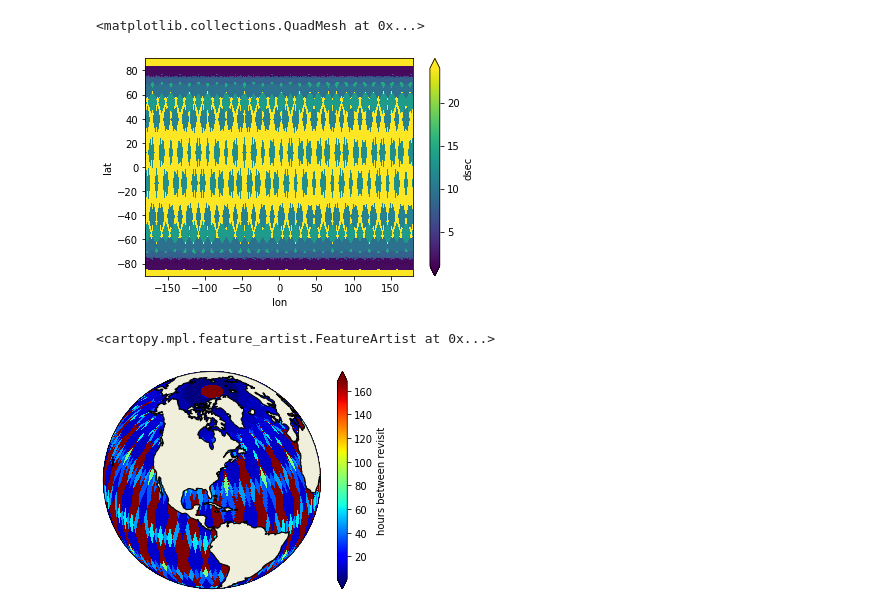
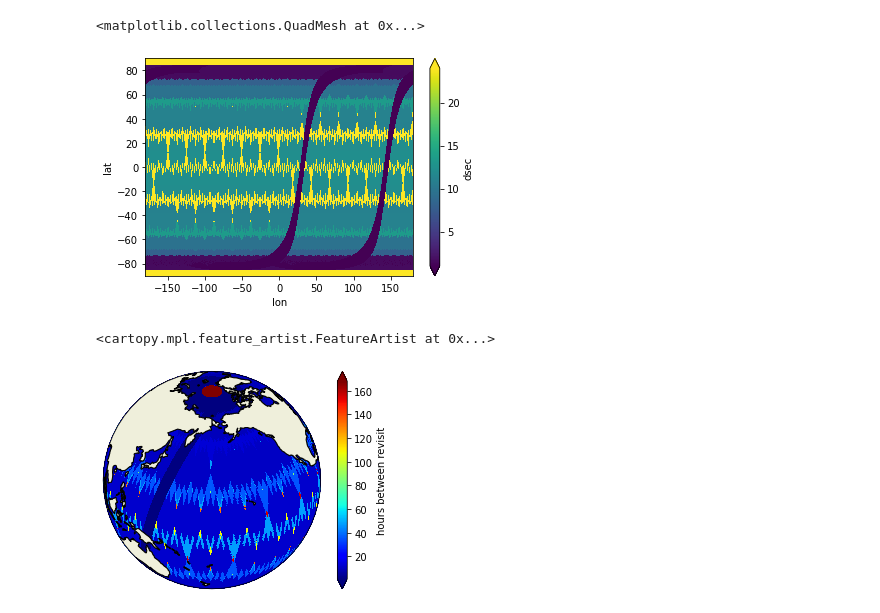
Before and after one commit to cgentemann/cloud_science, a Jupyter notebook: Cloud_testing/revisit_time.ipynb, the cells around one changed output. Drawn from its saved outputs; the diff is of its cells as text; code cells hidden in the pictures.

```diff
--- a/Cloud_testing/revisit_time.ipynb
+++ b/Cloud_testing/revisit_time.ipynb
@@ -105,19 +85,19 @@ for dw in range(32,38,6):
 # %%
-swidth = 535.0
+swidth = 640.0
 ds = xr.open_dataset('C:/Users/gentemann/Google Drive/f_drive/docs/proposals/nasa/EVM/JPL_EVM3/data/full_width'+str(swidth)+'.nc')
 (ds.dsec/60/60).plot(vmin=1,vmax=24)
 # %% [output]
 <matplotlib.collections.QuadMesh at 0x...>
-[figure, old version]
+[figure, new version]
 # %%
-ax = plt.axes(projection=ccrs.Orthographic(-80, 35))
+ax = plt.axes(projection=ccrs.Orthographic(180, 1))
 (ds.dsec/60/60).plot(ax=ax, transform=ccrs.PlateCarree(),cmap='jet',vmin=1,vmax=24*7,cbar_kwargs={'label': 'hours between revisit'})
 ax.coastlines()
 ax.add_feature(cartopy.feature.LAND, zorder=100, edgecolor='k')
 #ax.set_extent([-180, 180, -90, -45], crs=ccrs.PlateCarree())  #data projection
 # %% [output]
 <cartopy.mpl.feature_artist.FeatureArtist at 0x...>
-[figure, old version]
+[figure, new version]
 # %%
 #test plot
 adir = 'https://podaac-opendap.jpl.nasa.gov/opendap/'
```
Also changed, not shown: parts of 7 cells of this notebook.
